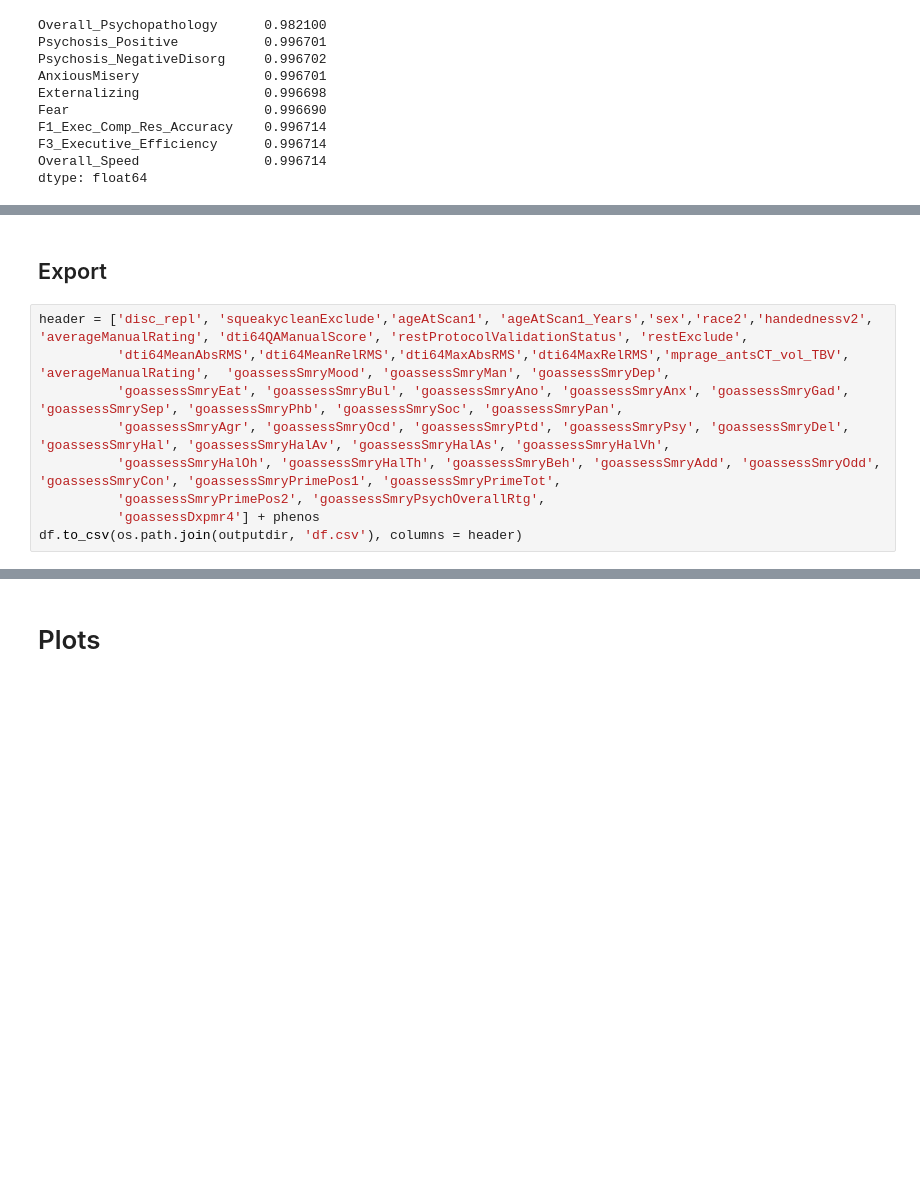
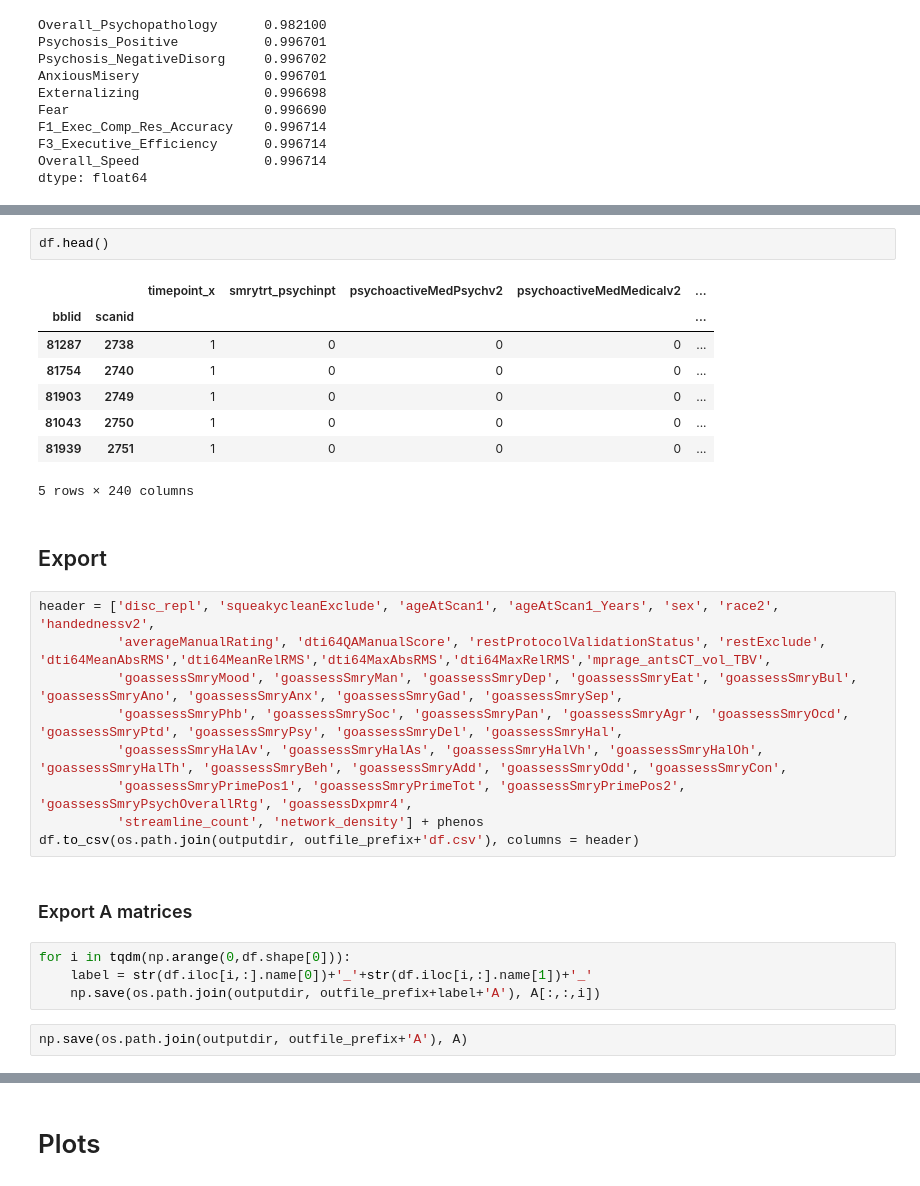
Before and after one commit to lindenmp/nct_hierarchy, a Jupyter notebook: 1_code/0_get_sample.ipynb, the cells around one changed output, grey strips where cells are left out. Drawn from its saved outputs; the diff is of its cells as text; blank space fills up the shorter version.

```diff
--- a/1_code/0_get_sample.ipynb
+++ b/1_code/0_get_sample.ipynb
@@ -202,11 +304,30 @@ dtype: float64
+# %%
+df.head()
+# %% [output]
+|  |  | timepoint_x | smrytrt_psychinpt | psychoactiveMedPsychv2 | psychoactiveMedMedicalv2 | ... |
+| bblid | scanid |  |  |  |  | ... |
+| 81287 | 2738 | 1 | 0 | 0 | 0 | ... |
+| 81754 | 2740 | 1 | 0 | 0 | 0 | ... |
+| 81903 | 2749 | 1 | 0 | 0 | 0 | ... |
+| 81043 | 2750 | 1 | 0 | 0 | 0 | ... |
+| 81939 | 2751 | 1 | 0 | 0 | 0 | ... |
+5 rows × 240 columns
 # %% [markdown]
 ## Export
 # %%
-header = ['disc_repl', 'squeakycleanExclude','ageAtScan1', 'ageAtScan1_Years','sex','race2','handednessv2', 'averageManualRating', 'dti64QAManualScore', 'restProtocolValidationStatus', 'restExclude',
-          'dti64MeanAbsRMS','dti64MeanRelRMS','dti64MaxAbsRMS','dti64MaxRelRMS','mprage_antsCT_vol_TBV', 'averageManualRating',  'goassessSmryMood', 'goassessSmryMan', 'goassessSmryDep',
-          'goassessSmryEat', 'goassessSmryBul', 'goassessSmryAno', 'goassessSmryAnx', 'goassessSmryGad', 'goassessSmrySep', 'goassessSmryPhb', 'goassessSmrySoc', 'goassessSmryPan',
-          'goassessSmryAgr', 'goassessSmryOcd', 'goassessSmryPtd', 'goassessSmryPsy', 'goassessSmryDel', 'goassessSmryHal', 'goassessSmryHalAv', 'goassessSmryHalAs', 'goassessSmryHalVh',
-          'goassessSmryHalOh', 'goassessSmryHalTh', 'goassessSmryBeh', 'goassessSmryAdd', 'goassessSmryOdd', 'goassessSmryCon', 'goassessSmryPrimePos1', 'goassessSmryPrimeTot',
-          'goassessSmryPrimePos2', 'goassessSmryPsychOverallRtg',
-          'goassessDxpmr4'] + phenos
-df.to_csv(os.path.join(outputdir, 'df.csv'), columns = header)
+header = ['disc_repl', 'squeakycleanExclude', 'ageAtScan1', 'ageAtScan1_Years', 'sex', 'race2', 'handednessv2',
+          'averageManualRating', 'dti64QAManualScore', 'restProtocolValidationStatus', 'restExclude', 'dti64MeanAbsRMS','dti64MeanRelRMS','dti64MaxAbsRMS','dti64MaxRelRMS','mprage_antsCT_vol_TBV',
+          'goassessSmryMood', 'goassessSmryMan', 'goassessSmryDep', 'goassessSmryEat', 'goassessSmryBul', 'goassessSmryAno', 'goassessSmryAnx', 'goassessSmryGad', 'goassessSmrySep',
+          'goassessSmryPhb', 'goassessSmrySoc', 'goassessSmryPan', 'goassessSmryAgr', 'goassessSmryOcd', 'goassessSmryPtd', 'goassessSmryPsy', 'goassessSmryDel', 'goassessSmryHal',
+          'goassessSmryHalAv', 'goassessSmryHalAs', 'goassessSmryHalVh', 'goassessSmryHalOh', 'goassessSmryHalTh', 'goassessSmryBeh', 'goassessSmryAdd', 'goassessSmryOdd', 'goassessSmryCon',
+          'goassessSmryPrimePos1', 'goassessSmryPrimeTot', 'goassessSmryPrimePos2', 'goassessSmryPsychOverallRtg', 'goassessDxpmr4',
+          'streamline_count', 'network_density'] + phenos
+df.to_csv(os.path.join(outputdir, outfile_prefix+'df.csv'), columns = header)
+# %% [markdown]
+### Export A matrices
+# %%
+for i in tqdm(np.arange(0,df.shape[0])):
+    label = str(df.iloc[i,:].name[0])+'_'+str(df.iloc[i,:].name[1])+'_'
+    np.save(os.path.join(outputdir, outfile_prefix+label+'A'), A[:,:,i])
+# %%
+np.save(os.path.join(outputdir, outfile_prefix+'A'), A)
```
Also changed, not shown: parts of 32 cells of this notebook, 3 other files.
